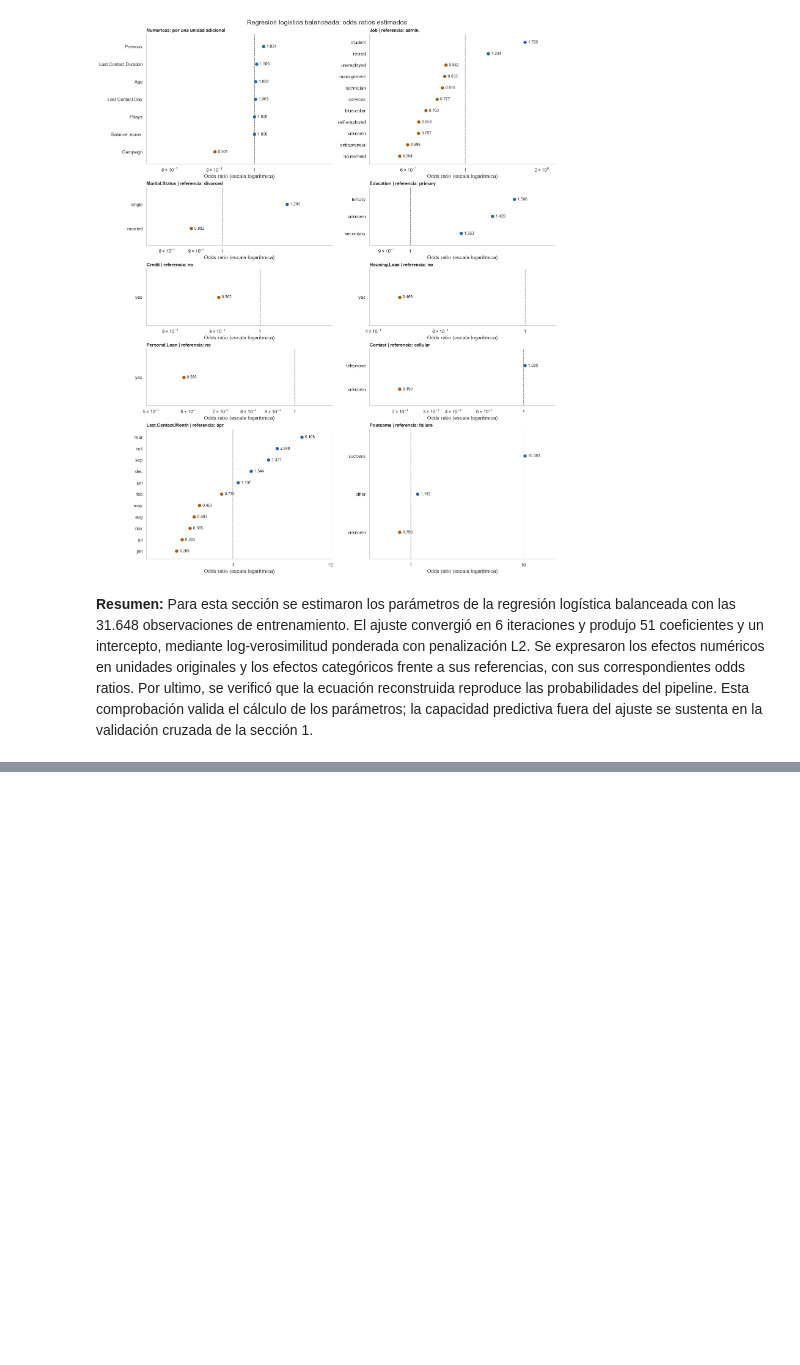
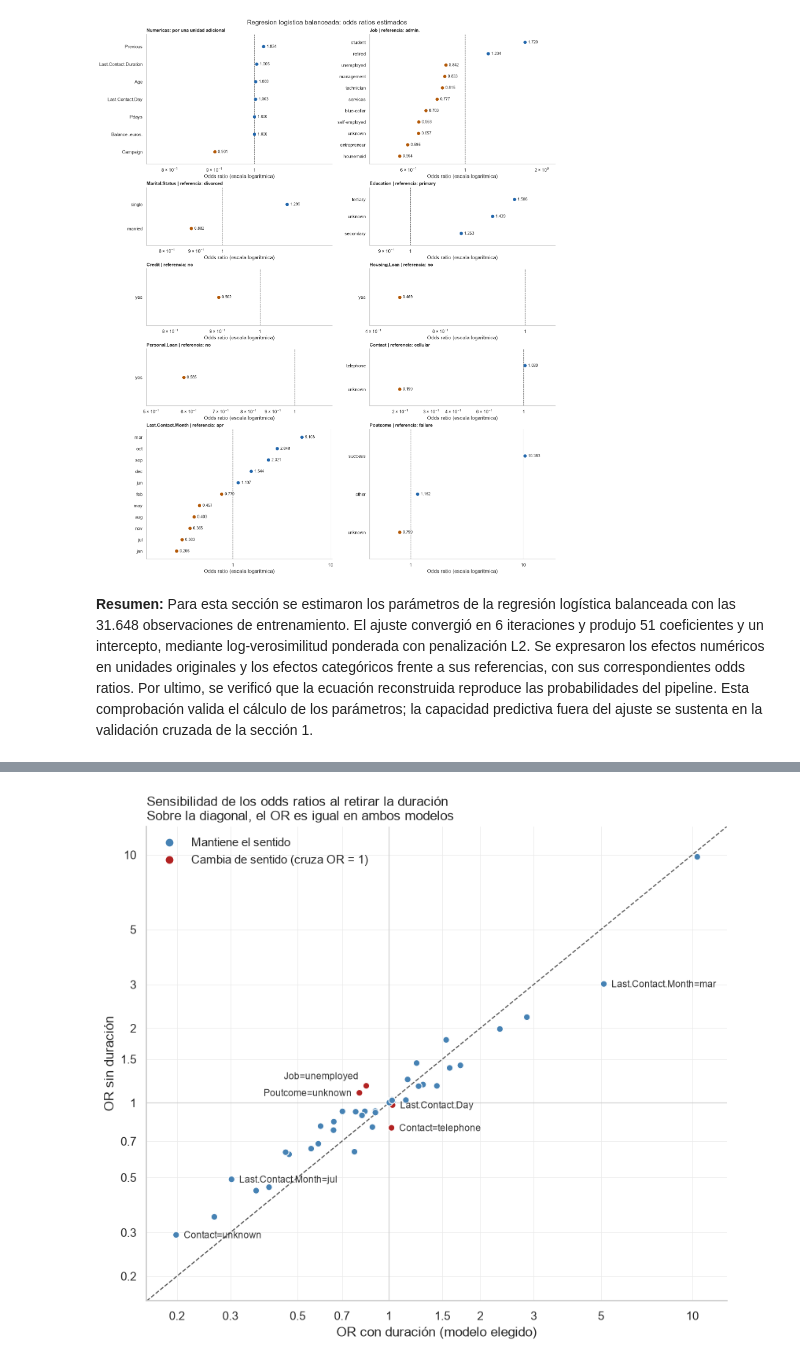
Before and after one commit to DiegoFS99/proyecto-mae, a Jupyter notebook: desarrollo_modelo_clasificacion.ipynb, the cells around one changed output, grey strips where cells are left out. Drawn from its saved outputs; the diff is of its cells as text; code cells hidden in the pictures; blank space fills up the shorter version.

```diff
--- a/desarrollo_modelo_clasificacion.ipynb
+++ b/desarrollo_modelo_clasificacion.ipynb
@@ -515,0 +1130,51 @@ Para esta sección se estimaron los parámetros de la regresión logística bala
+# %%
+cambio_log = np.log(sensibilidad['OR sin duración'] / sensibilidad['OR con duración']).abs()
+destacados = cambio_log.sort_values(ascending=False).head(4).index.union(
+    sensibilidad.index[sensibilidad['Cambia de sentido']])
+colores_sens = np.where(sensibilidad['Cambia de sentido'], color_elegido, color_significativo)
+fig_sens, eje_sens = plt.subplots(figsize=(8, 7), layout='constrained')
+limites = [sensibilidad[['OR con duración', 'OR sin duración']].min().min() * 0.8,
+           sensibilidad[['OR con duración', 'OR sin duración']].max().max() * 1.25]
+eje_sens.plot(limites, limites, color='#555555', linestyle='--', linewidth=1)
+eje_sens.axvline(1, color='#d0d0d0', linewidth=0.8)
+eje_sens.axhline(1, color='#d0d0d0', linewidth=0.8)
+eje_sens.scatter(sensibilidad['OR con duración'], sensibilidad['OR sin duración'],
+                 c=colores_sens, s=36, zorder=3, edgecolor='white', linewidth=0.8)
+ultima_altura = {'izquierda': [], 'derecha': []}
+for termino in sensibilidad.loc[destacados].sort_values('OR sin duración').index:
+    x_punto, y_punto = sensibilidad.loc[termino, ['OR con duración', 'OR sin duración']]
+    hay_espacio = np.log10(x_punto / limites[0]) > 0.5
+    lado = 'izquierda' if (y_punto > x_punto and hay_espacio) else 'derecha'
+    desplazamiento = 0
+    for altura in ultima_altura[lado]:
+        if abs(np.log10(y_punto) - altura) < 0.035:
+            desplazamiento += 9
+    ultima_altura[lado].append(np.log10(y_punto))
+    eje_sens.annotate(termino, (x_punto, y_punto),
+                      xytext=(-7 if lado == 'izquierda' else 7, desplazamiento - 3),
+                      textcoords='offset points', fontsize=8.5, color='#333333',
+                      ha='right' if lado == 'izquierda' else 'left')
+eje_sens.set_xscale('log')
+eje_sens.set_yscale('log')
+eje_sens.set_xlim(limites)
+eje_sens.set_ylim(limites)
+marcas_sens = [t for t in [0.2, 0.3, 0.5, 0.7, 1, 1.5, 2, 3, 5, 10] if limites[0] <= t <= limites[1]]
+for eje_formato in (eje_sens.xaxis, eje_sens.yaxis):
+    eje_formato.set_major_locator(plt.FixedLocator(marcas_sens))
+    eje_formato.set_minor_locator(plt.NullLocator())
+    eje_formato.set_major_formatter(FuncFormatter(lambda valor, _: f'{valor:g}'))
+eje_sens.set_xlabel('OR con duración (modelo elegido)')
+eje_sens.set_ylabel('OR sin duración')
+eje_sens.set_title('Sensibilidad de los odds ratios al retirar la duración\n'
+                   'Sobre la diagonal, el OR es igual en ambos modelos', loc='left', fontsize=12)
+eje_sens.grid(color='#ececec', linewidth=0.6)
+eje_sens.spines[['top', 'right']].set_visible(False)
+eje_sens.legend(handles=[
+    Line2D([], [], color=color_significativo, marker='o', linestyle='none', label='Mantiene el sentido'),
+    Line2D([], [], color=color_elegido, marker='o', linestyle='none', label='Cambia de sentido (cruza OR = 1)'),
+], loc='upper left', frameon=False)
+fig_sens.savefig(ruta_anexos / 'interpretacion_sensibilidad_sin_duracion.png', dpi=200,
+                 bbox_inches='tight', facecolor='white')
+plt.show()
+# %% [output]
+[figure, added]
```
Also changed, not shown: parts of 26 cells of this notebook, 4 other files.
